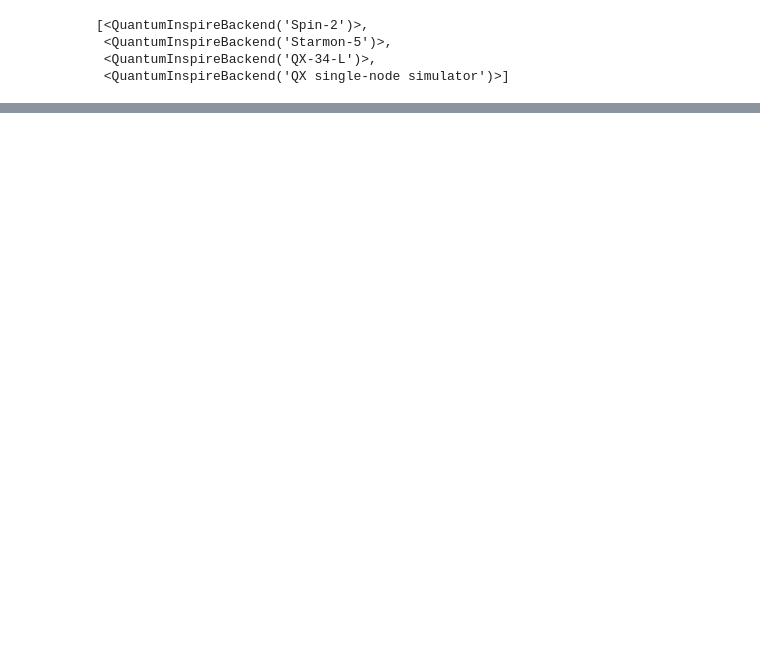
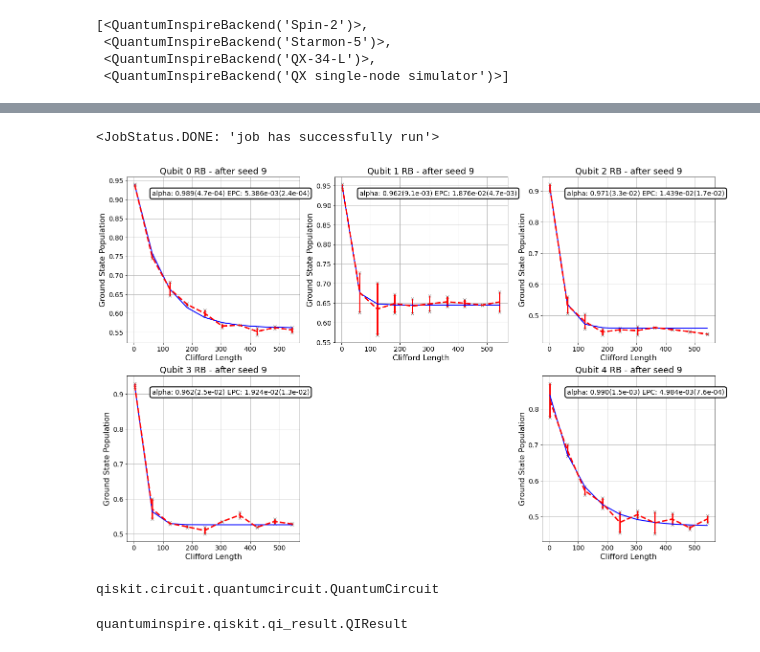
Before and after one commit to Allenator/QUACKD-Bot, a Jupyter notebook: noise-rb/rb-functions.ipynb, the cells around one changed output, grey strips where cells are left out. Cells and saved outputs as stored; diff of their text form; code cells hidden in the pictures; blank space fills up the shorter version.

```diff
--- a/noise-rb/rb-functions.ipynb
+++ b/noise-rb/rb-functions.ipynb
@@ -100,0 +97,5 @@ def double_qubit_rb(qb_pair, shots):
+# %%
+job = job_list[1]
+job.status()
+# %% [output]
+<JobStatus.DONE: 'job has successfully run'>
@@ -125,0 +199,8 @@ def plot_rb_result(result_list):
+# %%
+test = pickle.load(open('single_qbt_job_lst4.pickle', 'rb'))
+for t in test:
+    result_list.append(t.result())
+# %%
+plot_1qbt_rb(result_list, xdata, savefig=True)
+# %% [output]
+[figure, added]
@@ -125,0 +263,8 @@ def plot_rb_result(result_list):
+# %%
+type(old_list[0][0])
+# %% [output]
+qiskit.circuit.quantumcircuit.QuantumCircuit
+# %%
+type(result_list[0])
+# %% [output]
+quantuminspire.qiskit.qi_result.QIResult
```
Also changed, not shown: parts of 13 cells of this notebook, 2 other files.
